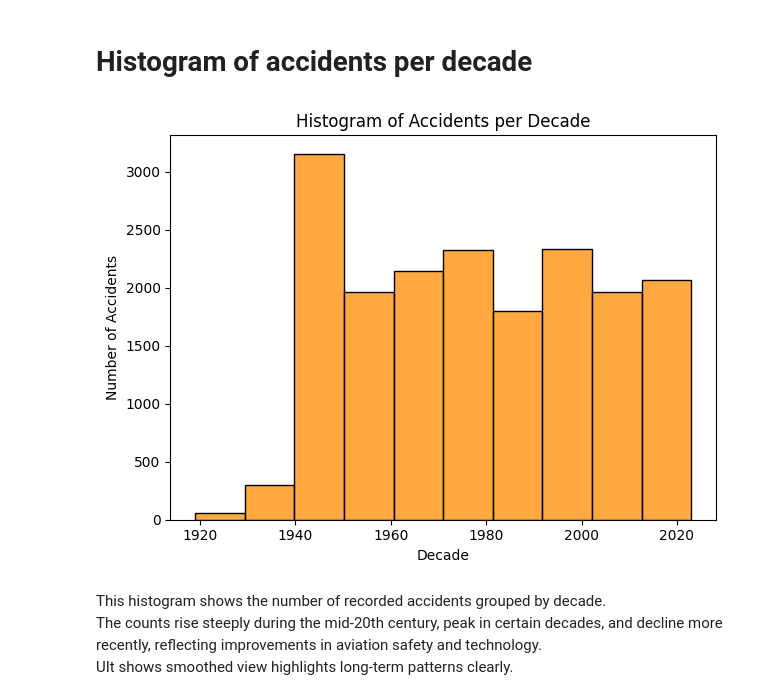
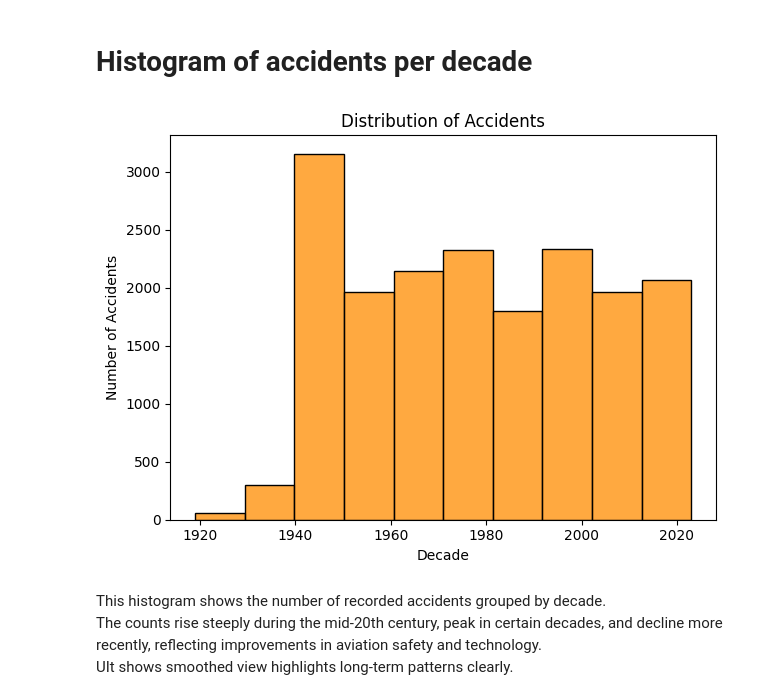
Before and after one commit to Kaks753/Projects, a Jupyter notebook: aviation_accidents.ipynb, the cells around one changed output. Cells and saved outputs as stored; diff of their text form; code cells hidden in the pictures.

Commit message:
modified visuals

```diff
--- a/aviation_accidents.ipynb
+++ b/aviation_accidents.ipynb
@@ -407,17 +407,17 @@ Post 1940s their seems to be almost a uniform trend of occurences -they are fewe
 # %%
 sns.histplot(
     aviation_accidents_cleaned['year'],
     bins=(10),
     color="darkorange",
     edgecolor="black"
 )
-plt.title("Histogram of Accidents per Decade")
+plt.title("Distribution of Accidents")
 plt.xlabel("Decade")
 plt.ylabel("Number of Accidents")
 plt.tight_layout()
 plt.show()
 # %% [output]
-[figure, old version]
+[figure, new version]
 # %% [markdown]
 This histogram shows the number of recorded accidents grouped by decade.
 The counts rise steeply during the mid-20th century, peak in certain decades, and decline more recently, reflecting improvements in aviation safety and technology.
```
Also changed, not shown: parts of 1 cell of this notebook.
